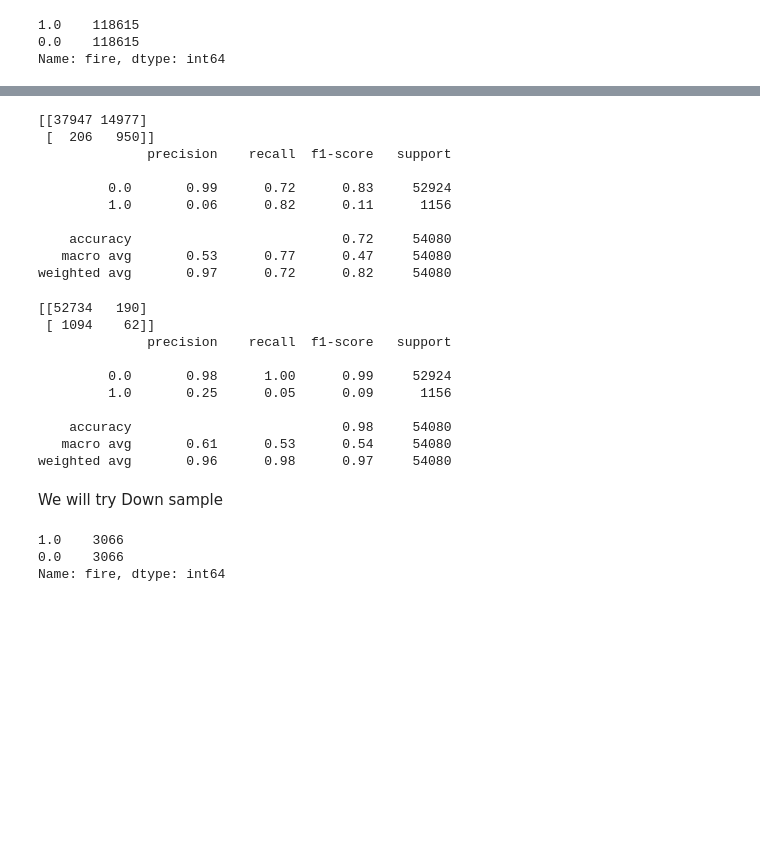
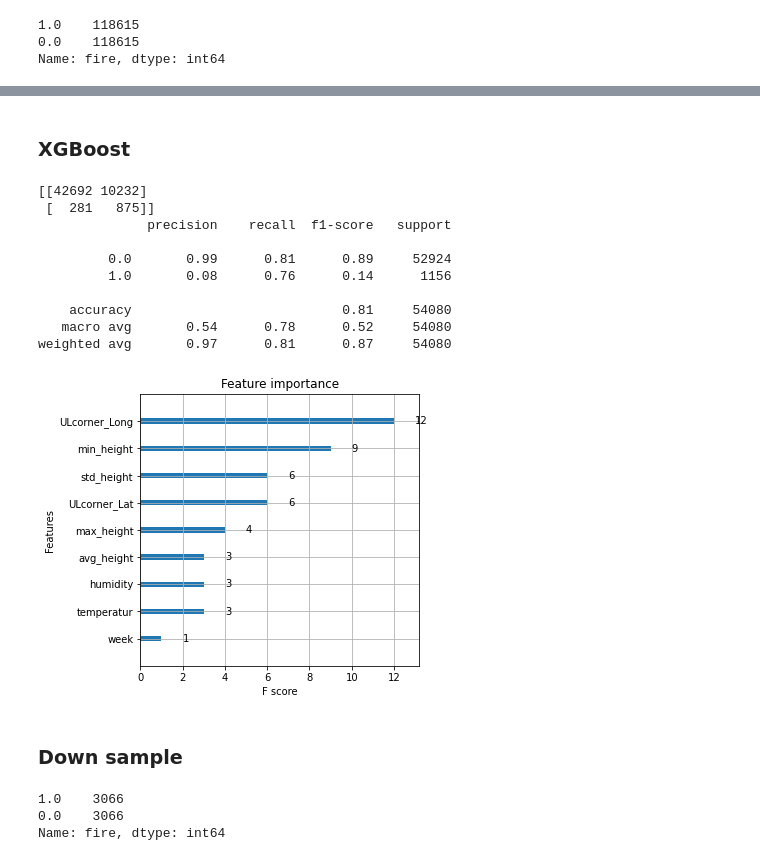
Before and after one commit to noamzimran/Wildfire-prediction, a Jupyter notebook: machine_learning.ipynb, the cells around one changed output, grey strips where cells are left out. Saved outputs shown, nothing was run; the diff lists cells and outputs as text; code cells hidden in the pictures; blank space fills up the shorter version.

```diff
--- a/machine_learning.ipynb
+++ b/machine_learning.ipynb
@@ -255,41 +313,34 @@ X_test_upsampled = scalar.transform(X_test)
+# %% [markdown]
+### XGBoost
 # %%
 xg_reg = xgb.XGBClassifier(objective ='binary:logistic', colsample_bytree = 0.3, learning_rate = 0.1,
-                max_depth = 5, alpha = 10, n_estimators = 10)
+                max_depth = 5, alpha = 10, n_estimators = 100)
 xg_reg.fit(X_train_upsampled,y_train_upsampled)
 
 y_pred = xg_reg.predict(X_test_upsampled)
 print(confusion_matrix(y_test,y_pred))
 print(classification_report(y_test,y_pred))
+data_dmatrix = xgb.DMatrix(data=X,label=y)
+params = {"objective":"binary:logistic",'colsample_bytree': 0.3,'learning_rate': 0.1,
+                'max_depth': 5, 'alpha': 10}
+xg_reg = xgb.train(params=params, dtrain=data_dmatrix, num_boost_round=10)
+xgb.plot_importance(xg_reg)
+plt.rcParams['figure.figsize'] = [5, 5]
+plt.show()
 # %% [output]
-[[37947 14977]
- [  206   950]]
+[[42692 10232]
+ [  281   875]]
               precision    recall  f1-score   support
 
-         0.0       0.99      0.72      0.83     52924
-         1.0       0.06      0.82      0.11      1156
+         0.0       0.99      0.81      0.89     52924
+         1.0       0.08      0.76      0.14      1156
 
-    accuracy                           0.72     54080
-   macro avg       0.53      0.77      0.47     54080
-weighted avg       0.97      0.72      0.82     54080
+    accuracy                           0.81     54080
+   macro avg       0.54      0.78      0.52     54080
+weighted avg       0.97      0.81      0.87     54080
+[figure, added]
-# %%
-forest_clf = RandomForestClassifier(n_estimators=100,class_weight='balanced')
-forest_clf.fit(X_train_upsampled, y_train_upsampled)
-y_pred = forest_clf.predict(X_test_upsampled)
-print(confusion_matrix(y_test,y_pred))
-print(classification_report(y_test,y_pred))
-# %% [output]
-[[52734   190]
- [ 1094    62]]
-              precision    recall  f1-score   support
-
-         0.0       0.98      1.00      0.99     52924
-         1.0       0.25      0.05      0.09      1156
-
-    accuracy                           0.98     54080
-   macro avg       0.61      0.53      0.54     54080
-weighted avg       0.96      0.98      0.97     54080
 # %% [markdown]
-We will try Down sample
+### Down sample
 # %%
 df_train = gdf.loc[:121680]
 # Separate majority and minority classes
```
Also changed, not shown: parts of 31 cells of this notebook.
